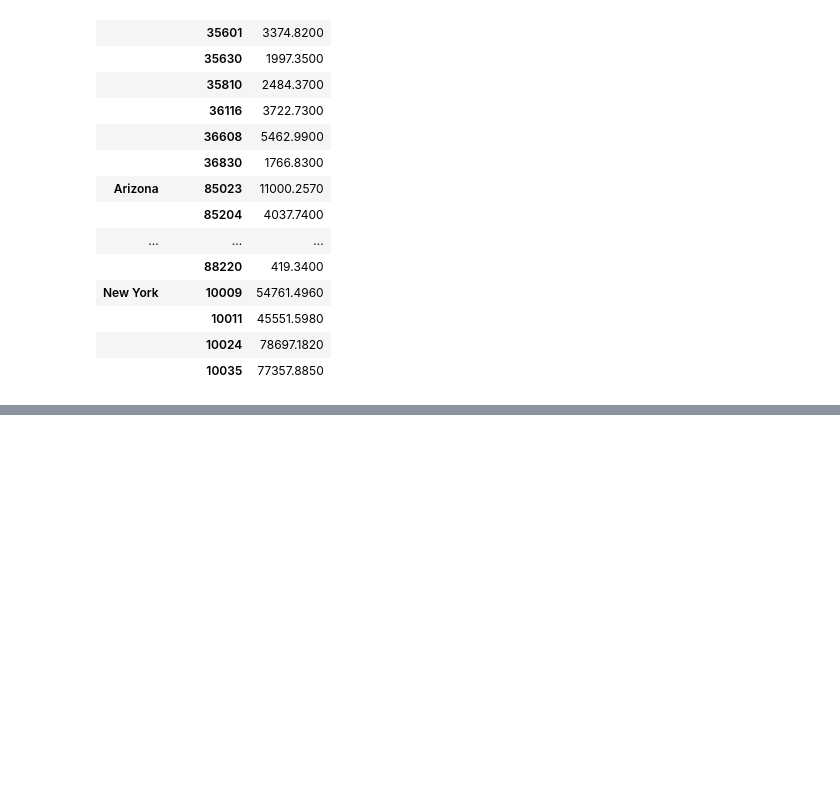
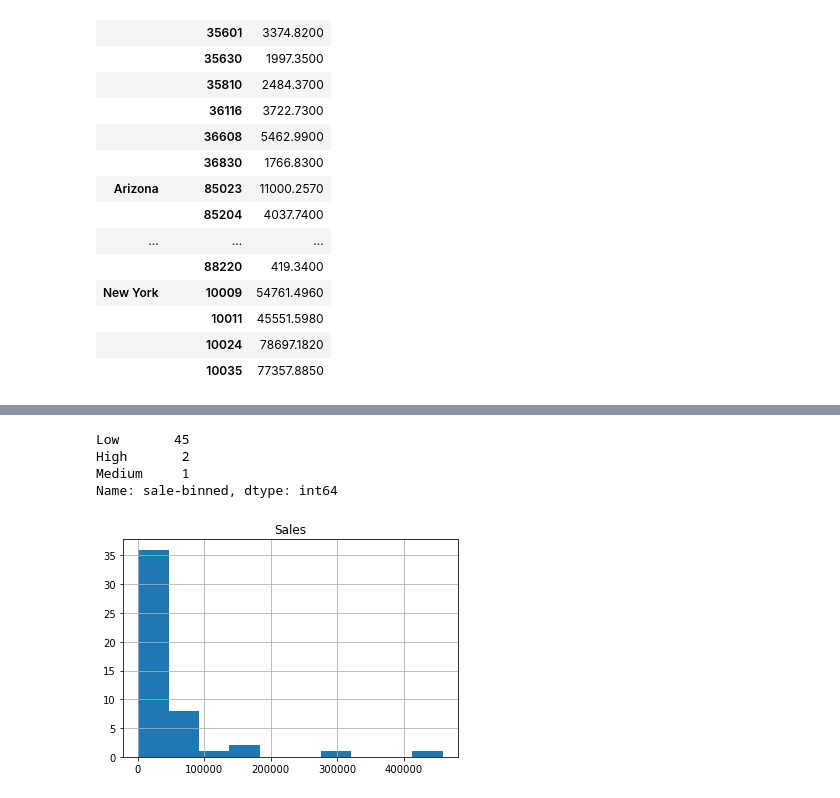
Before and after one commit to KhalidBagha/Sales-Analysis, a Jupyter notebook: Sales Analysis.ipynb, the cells around one changed output, grey strips where cells are left out. Saved outputs shown, nothing was run; the diff lists cells and outputs as text; code cells hidden in the pictures; blank space fills up the shorter version.

```diff
--- a/Sales Analysis.ipynb
+++ b/Sales Analysis.ipynb
@@ -284,3 +282,7 @@ storeSales
 |  | 10011 | 45551.5980 |
 |  | 10024 | 78697.1820 |
 |  | 10035 | 77357.8850 |
+# %%
+State = data.groupby(["State"])["Sales"].sum()
+State=pd.DataFrame(State)
+State
@@ -286,0 +308,17 @@ storeSales
+# %%
+a=np.linspace(min(State["Sales"]),max(State["Sales"]),4)
+b=["Low","Medium","High"]
+# %%
+State["sale-binned"]=pd.cut(State["Sales"],a,labels=b)
+# %%
+State["sale-binned"].value_counts()
+# %% [output]
+Low       45
+High       2
+Medium     1
+Name: sale-binned, dtype: int64
+# %%
+State.hist()
+plt.show()
+# %% [output]
+[figure, added]
```
Also changed, not shown: parts of 6 cells of this notebook.
